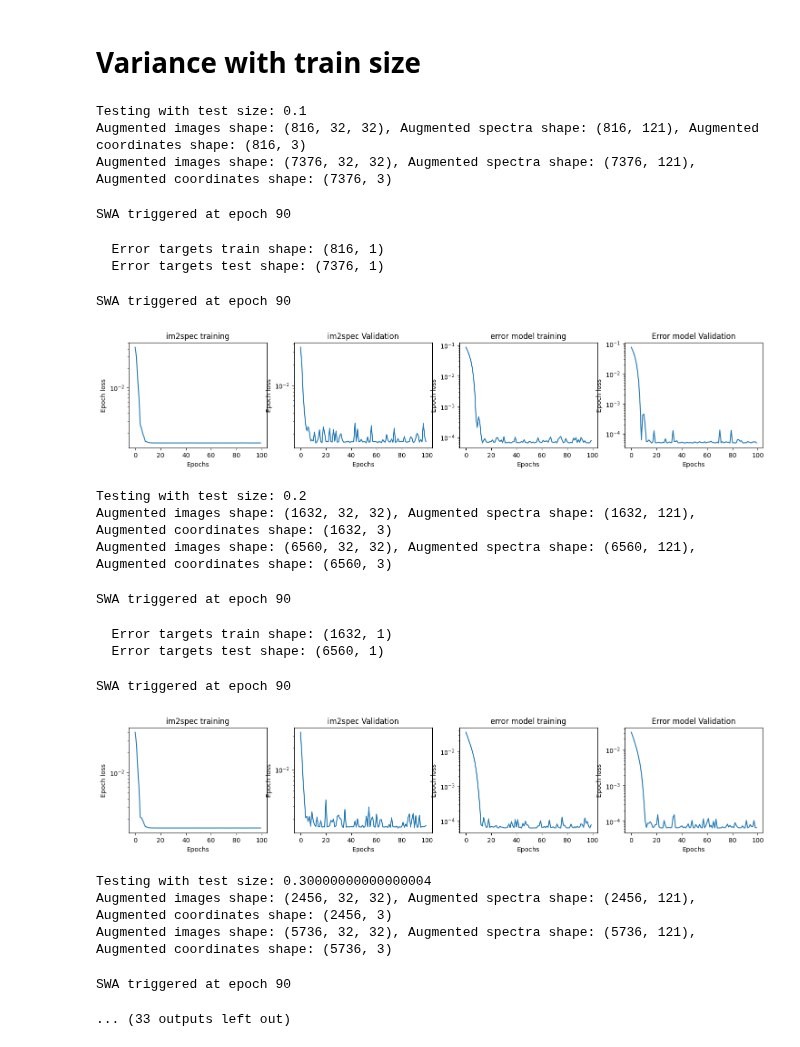
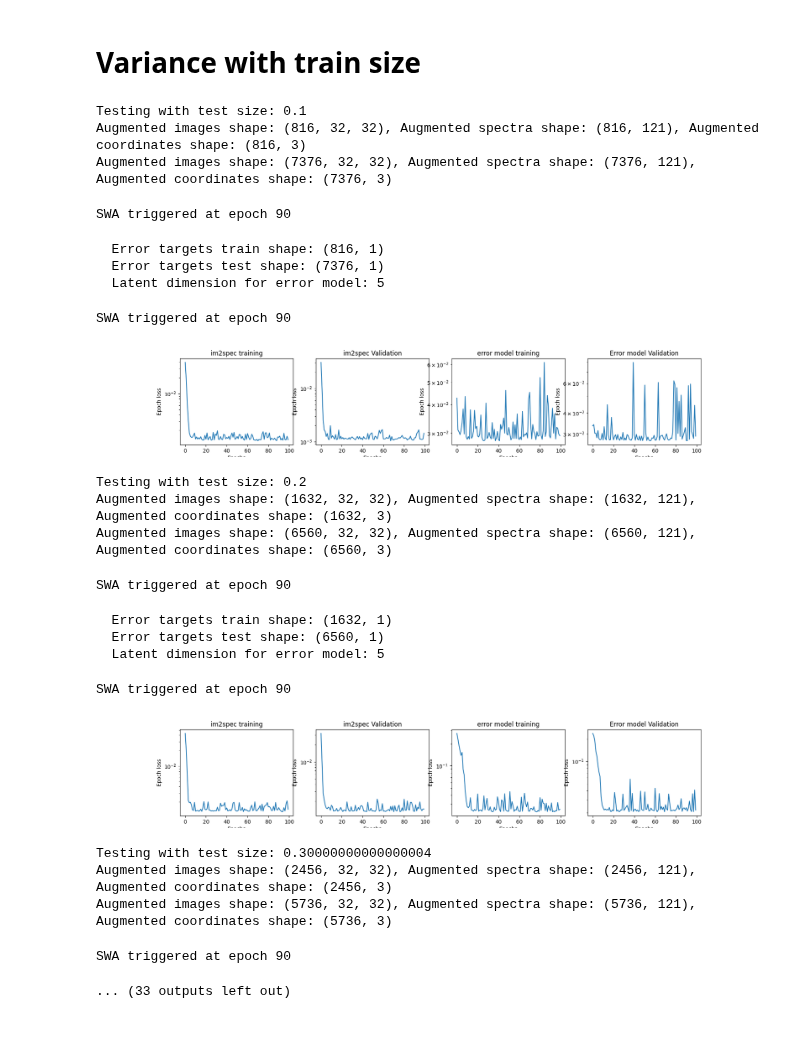
Before and after one commit to gnganesh99/NN_Error, a Jupyter notebook: notebooks/STM/stm_multiscale_train_size_variance.ipynb, the cells around one changed output. Saved outputs shown, nothing was run; the diff lists cells and outputs as text; code cells hidden in the pictures.

Commit message:
changes to stm_multiscale_train_size_variance

```diff
--- a/notebooks/STM/stm_multiscale_train_size_variance.ipynb
+++ b/notebooks/STM/stm_multiscale_train_size_variance.ipynb
@@ -162,13 +251,21 @@ def split_augment(train_size, random_state = 42):
+# %%
+
+n_epochs_im2spec = 100
+n_epochs_error = 100
+error_type = "L1" # "L1", "L2", or "cos"
+model_type = 'im2spec_attn'  # 'im2spec', 'FNO', 'im2spec_attn', 'FNO_attn'
+latent_dim = 5
+append_image_type = "interpolate" if model_type == 'FNO' or model_type == 'FNO_attn' else "pad"  # Use "interpolate" for im2spec, "pad" for FNO
+use_swa = True
+last_swa_epochs = 0.1
 # %%
-from sklearn.model_selection import train_test_split
+train_sizes = np.arange(0.1, 1, 0.1)
+
 device = torch.device("cuda" if torch.cuda.is_available() else "cpu")
 in_dim = images[0].shape  # Input dimensions (image height and width)
 out_dim = len(spectra[0])  # Output dimensions (spectra length)
 
-images_all = images.copy()
-spectra_all = spectra.copy()
-swap_coordinates_all = swap_coordinates.copy()
-train_sizes = np.arange(0.1, 1, 0.1)
+
 
 im2spec_train_losses = []
 im2spec_val_losses = []
@@ -178,6 +275,11 @@ error_train_losses = []
 error_val_losses = []
 error_test_losses = []
 
+
+# These are renamed as errrors - not losses!
+im2spec_test_mismatches = []
+pred_error_test = []
+
 for ts in train_sizes:
 
 
@@ -185,7 +287,15 @@ for ts in train_sizes:
     print(f"\nTesting with test size: {ts}")
 
     #original_images, original_spectra, original_coordinates = paired_images_spectra_1(full_image, cits_obj, hyperspectra, window_size = WS, coordinate_step = 15, image_norm=False, spectra_norm = False)
-    images_train_ts, images_test_ts, spectra_train_ts, spectra_test_ts = split_augment(ts)
+    images_train_ts, images_test_ts, spectra_train_ts, spectra_test_ts = split_augment(ts,
+                                                                                     images_all,
+                                                                                     spectra_all,
+                                                                                     swap_coordinates_all,
+                                                                                     WS_init,
+                                                                                     WS,
+                                                                                     d_WS,
+                                                                                     append_image_type,
+                                                                                     random_state = 42)
 
 
     if images_train_ts.shape[0] == 0 or images_test_ts.shape[0] == 0:
@@ -195,13 +305,7 @@ for ts in train_sizes:
     # Train im2spec model on this train/test split
     # device = torch.device("cuda" if torch.cuda.is_available() else "cpu")
 
-    imspec_model_ts = FNO_im2spec(
-        target_size=out_dim,
-        latent_dim=3,
-        hidden_channels=32,
-        n_modes=(16, 16),
-        n_layers=4,
-    ).to(device)
+    imspec_model_ts = get_model(model_type, in_dim, out_dim, latent_dim=latent_dim, device=device)
 
     #imspec_model_ts = im2spec(feature_size=in_dim, target_size=out_dim, latent_dim=3).to(device)
 
@@ -220,11 +324,11 @@ for ts in train_sizes:
         n_batches=6,
         lr=1e-3,
         patience=10,
-        n_epochs=n_epochs_error,
+        n_epochs=n_epochs_im2spec,
         partial_train= False,
         val_dataset = impsec_val_dataset_ts,
-        use_swa = True,
-        last_swa_epochs = 0.1
+        use_swa = use_swa,
+        last_swa_epochs = last_swa_epochs
     )
 
 
@@ -242,6 +346,8 @@ for ts in train_sizes:
     # Train error model
     error_mean_ts, _, _ = err_estimation(imspec_model_ts, images_train_ts, spectra_train_ts, error_type=error_type)
     error_targets_ts = error_mean_ts.astype(np.float32).reshape(-1, 1)
+    error_norm = Norm_0to1(data=error_targets_ts)
+    normed_error_targets_ts = error_norm.normalize(error_targets_ts)
 
     # Add error estimation for the test set
     error_mean_test_ts, _, _ = err_estimation(imspec_model_ts, images_test_ts, spectra_test_ts, error_type=error_type)
@@ -251,48 +357,62 @@ for ts in train_sizes:
     print(f"  Error targets test shape: {error_targets_test_ts.shape}")
 
     latent_dim_ts = imspec_model_ts.encoder(torch.tensor(images[:1], dtype=torch.float32, device=device).unsqueeze(1)).shape[1]
+    print(f"  Latent dimension for error model: {latent_dim_ts}")
     error_model_ts = CustomDecoder(encoder=imspec_model_ts.encoder, embed_dim=latent_dim_ts, target_size=1).to(device)
 
     error_training_dataset_ts = TensorDataset(
         torch.tensor(images_train_ts, dtype=torch.float32),
-        torch.tensor(error_targets_ts, dtype=torch.float32),
+        torch.tensor(normed_error_targets_ts, dtype=torch.float32),
     )
 
     error_model_ts, error_train_loss_ts, error_val_loss_ts = train_model(
         error_model_ts,
         error_training_dataset_ts,
         n_batches=6,
         lr=1e-3,
         patience=10,
         n_epochs=n_epochs_error,
         partial_train=True,
-        use_swa = True,
-        last_swa_epochs = 0.1
+        use_swa = use_swa,
+        last_swa_epochs = last_swa_epochs
     )
 
     plot_training_loss([im2spec_train_loss_ts], [im2spec_val_loss_ts], error_train_loss_ts, error_val_loss_ts)
 
+
+    # Errors predicted by the error model on the test set
+    # These are normalized errors, so we need to denormalize them to compare with the actual errors
+    norm_pred_errors_test = predict_spectra(error_model_ts, images_test_ts, ensemble=False)
+    pred_errors_test = error_norm.denormalize(norm_pred_errors_test)
+
     # Append all losses to the lists for box plotting
     error_train_losses.append(error_train_loss_ts)
-    error_test_losses.append(error_mean_test_ts)
+    error_test_losses.append(error_mean_test_ts)  # This is estimated from the im2spec model using err_estimation on test set
     error_val_losses.append(error_val_loss_ts)
+
+
+    # Append the im2spec test mismatches and predicted errors for later analysis
+    im2spec_test_mismatches.append(error_mean_test_ts)
+    pred_error_test.append(pred_errors_test)
 # %% [output]
 Testing with test size: 0.1
 Augmented images shape: (816, 32, 32), Augmented spectra shape: (816, 121), Augmented coordinates shape: (816, 3)
 Augmented images shape: (7376, 32, 32), Augmented spectra shape: (7376, 121), Augmented coordinates shape: (7376, 3)
 SWA triggered at epoch 90
   Error targets train shape: (816, 1)
   Error targets test shape: (7376, 1)
+  Latent dimension for error model: 5
 SWA triggered at epoch 90
-[figure, old version]
+[figure, new version]
 Testing with test size: 0.2
 Augmented images shape: (1632, 32, 32), Augmented spectra shape: (1632, 121), Augmented coordinates shape: (1632, 3)
 Augmented images shape: (6560, 32, 32), Augmented spectra shape: (6560, 121), Augmented coordinates shape: (6560, 3)
 SWA triggered at epoch 90
   Error targets train shape: (1632, 1)
   Error targets test shape: (6560, 1)
+  Latent dimension for error model: 5
 SWA triggered at epoch 90
-[figure, old version]
+[figure, new version]
 Testing with test size: 0.30000000000000004
 Augmented images shape: (2456, 32, 32), Augmented spectra shape: (2456, 121), Augmented coordinates shape: (2456, 3)
 Augmented images shape: (5736, 32, 32), Augmented spectra shape: (5736, 121), Augmented coordinates shape: (5736, 3)
```
Also changed, not shown: parts of 14 cells of this notebook, 1 other file.
